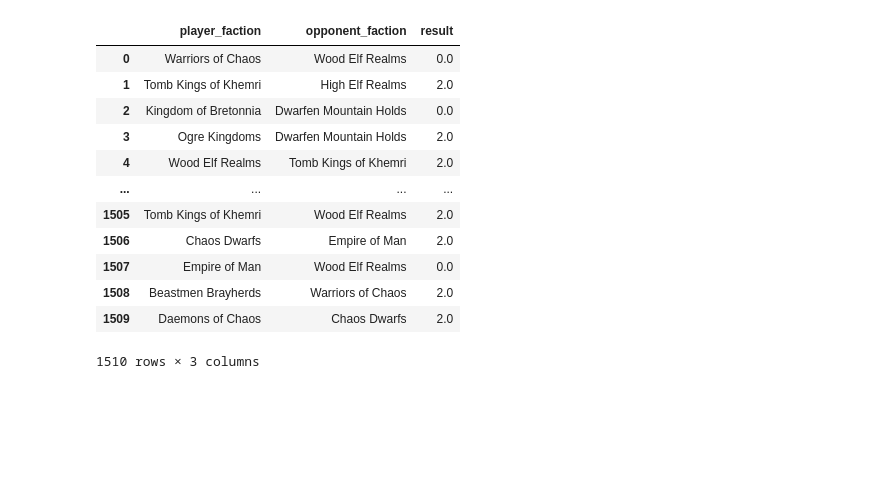
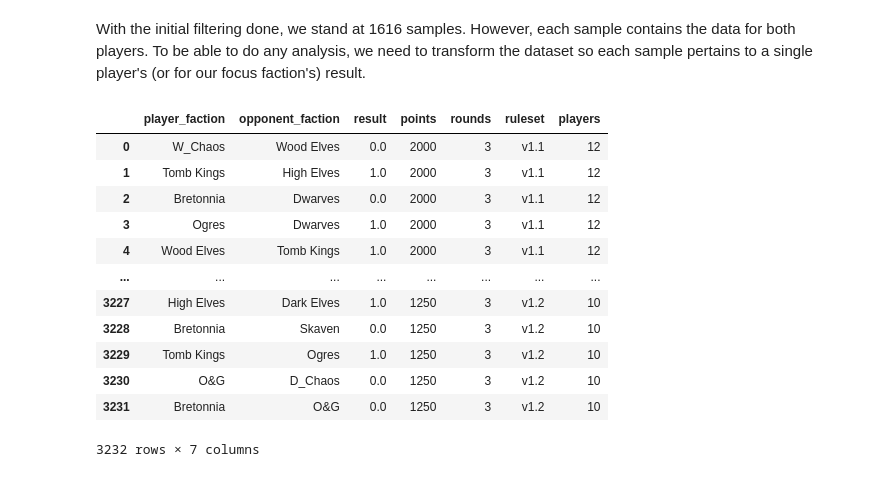
Before and after one commit to jacoblundeen/tow_analysis, a Jupyter notebook: tow_analysis.ipynb, the cells around one changed output. Drawn from its saved outputs; the diff is of its cells as text; code cells hidden in the pictures; blank space fills up the shorter version.

Commit message:
Added some data transforms and writing analysis blocks.

```diff
--- a/tow_analysis.ipynb
+++ b/tow_analysis.ipynb
@@ -15,2 +7,11 @@ Since I've rediscovered TOW, I've wanted to combine TOW with one of my other pas
 # %%
 tow = pd.read_excel('tow.xlsx')
+tow.columns = map(str.lower, tow.columns)
+tow.columns = tow.columns.str.replace(' ', '_')
+tow.columns = tow.columns.str.replace('?', '')
+faction_replace = {'Warriors of Chaos': 'W_Chaos', 'Tomb Kings of Khemri': 'Tomb Kings', 'Kingdom of Bretonnia': 'Bretonnia', 'Ogre Kingdoms': 'Ogres', 'Wood Elf Realms': 'Wood Elves', 'Dwarfen Mountain Holds': 'Dwarves', 'Orc and Goblin Tribes': 'O&G', 'Empire of Man': 'Empire', 'Beastmen Breyherds': 'Beastmen', 'High Elf Realms': 'High Elves', 'Daemons of Chaos': 'D_Chaos'}
+result_replace = {1:0.5, 2:1}
+tow.replace({'player1_faction':faction_replace}, inplace=True)
+tow.replace({'player2_faction':faction_replace}, inplace=True)
+tow.replace({'player1_result': result_replace}, inplace=True)
+tow.replace({'player2_result': result_replace}, inplace=True)
@@ -31,4 +45,4 @@ tow.shape
 # %%
-tow = tow.query("`Mirror Match?` == 'N'")
+tow = tow.query("`mirror_match` == 'N' & full_data == 'Y'")
 tow.shape
 # %% [output]
@@ -36,3 +49,0 @@ tow.shape
-# %%
-tow = tow.query("`Full Data` == 'Y'")
-tow.shape
@@ -41,3 +49,0 @@ tow.shape
-# %%
-tow = tow.query("Players >= 10")
-tow.shape
@@ -67,19 +50,21 @@ display(tow_2000)
+# %% [markdown]
+With the initial filtering done, we stand at 1616 samples. However, each sample contains the data for both players. To be able to do any analysis, we need to transform the dataset so each sample pertains to a single player's (or for our focus faction's) result.
 # %%
-player1_db = tow_2000[['player1_faction', 'player2_faction' ,'player1_result']] .rename(columns={"player1_faction": "player_faction", "player2_faction" : "opponent_faction", "player1_result" : "result"})
-player2_db = tow_2000[['player2_faction', 'player1_faction', 'player2_result']].rename(columns={"player2_faction": "player_faction", "player1_faction" : "opponent_faction", "player2_result" : "result"})
+player1_db = tow[['player1_faction', 'player2_faction' ,'player1_result', 'points', 'rounds', 'ruleset', 'players']] .rename(columns={"player1_faction": "player_faction", "player2_faction" : "opponent_faction", "player1_result" : "result"})
+player2_db = tow[['player2_faction', 'player1_faction', 'player2_result', 'points', 'rounds', 'ruleset', 'players']].rename(columns={"player2_faction": "player_faction", "player1_faction" : "opponent_faction", "player2_result" : "result"})
 player_db = pd.concat([player1_db, player2_db], ignore_index=True)
 display(player_db)
 # %% [output]
-|  | player_faction | opponent_faction | result |
-| 0 | Warriors of Chaos | Wood Elf Realms | 0.0 |
-| 1 | Tomb Kings of Khemri | High Elf Realms | 2.0 |
-| 2 | Kingdom of Bretonnia | Dwarfen Mountain Holds | 0.0 |
-| 3 | Ogre Kingdoms | Dwarfen Mountain Holds | 2.0 |
-| 4 | Wood Elf Realms | Tomb Kings of Khemri | 2.0 |
-| ... | ... | ... | ... |
-| 1505 | Tomb Kings of Khemri | Wood Elf Realms | 2.0 |
-| 1506 | Chaos Dwarfs | Empire of Man | 2.0 |
-| 1507 | Empire of Man | Wood Elf Realms | 0.0 |
-| 1508 | Beastmen Brayherds | Warriors of Chaos | 2.0 |
-| 1509 | Daemons of Chaos | Chaos Dwarfs | 2.0 |
+|  | player_faction | opponent_faction | result | points | rounds | ruleset | players |
+| 0 | W_Chaos | Wood Elves | 0.0 | 2000 | 3 | v1.1 | 12 |
+| 1 | Tomb Kings | High Elves | 1.0 | 2000 | 3 | v1.1 | 12 |
+| 2 | Bretonnia | Dwarves | 0.0 | 2000 | 3 | v1.1 | 12 |
+| 3 | Ogres | Dwarves | 1.0 | 2000 | 3 | v1.1 | 12 |
+| 4 | Wood Elves | Tomb Kings | 1.0 | 2000 | 3 | v1.1 | 12 |
+| ... | ... | ... | ... | ... | ... | ... | ... |
+| 3227 | High Elves | Dark Elves | 1.0 | 1250 | 3 | v1.2 | 10 |
+| 3228 | Bretonnia | Skaven | 0.0 | 1250 | 3 | v1.2 | 10 |
+| 3229 | Tomb Kings | Ogres | 1.0 | 1250 | 3 | v1.2 | 10 |
+| 3230 | O&G | D_Chaos | 0.0 | 1250 | 3 | v1.2 | 10 |
+| 3231 | Bretonnia | O&G | 0.0 | 1250 | 3 | v1.2 | 10 |
-1510 rows × 3 columns
+3232 rows × 7 columns
```
Also changed, not shown: parts of 18 cells of this notebook.
